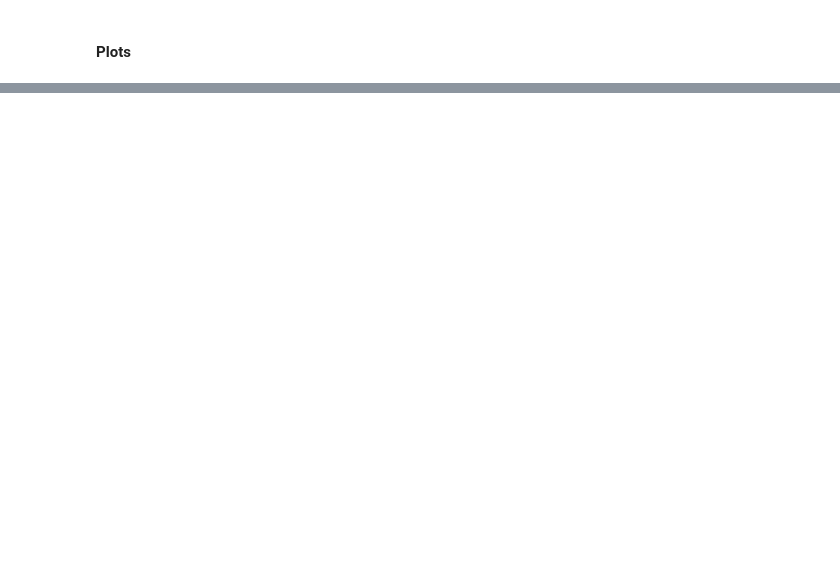
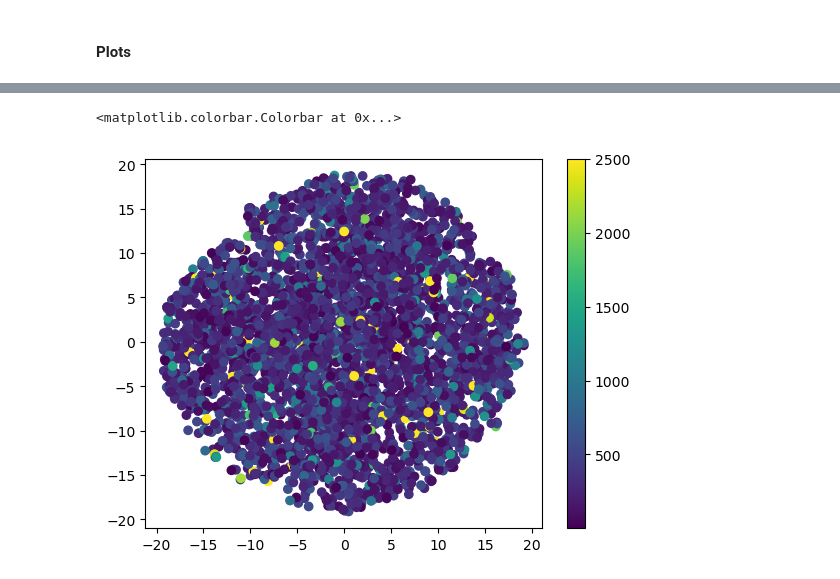
Before and after one commit to ML-7641-Fall-2022/RoboChef, a Jupyter notebook: notebooks/recommendation/b.1_latent_factor_visualisation.ipynb, the cells around one changed output, grey strips where cells are left out. Saved outputs shown, nothing was run; the diff lists cells and outputs as text; code cells hidden in the pictures; blank space fills up the shorter version.

```diff
--- a/notebooks/recommendation/b.1_latent_factor_visualisation.ipynb
+++ b/notebooks/recommendation/b.1_latent_factor_visualisation.ipynb
@@ -168,0 +208,2 @@ plt.scatter(merged["x"],merged["y"],co)
+# %%
+interaction_cnts_recipes = raw_subset["recipe_id"].value_counts()
@@ -168,0 +215,12 @@ plt.scatter(merged["x"],merged["y"],co)
+# %%
+x1 = pd.DataFrame(mask_atleastn_users)
+# %%
+mask1 = merged["item_id"].isin(x1.loc[x1["recipe_id"]==True].index)
+
+merged_subset = merged[mask1]
+# %%
+plt.scatter(merged_subset["x"], merged_subset["y"], c=merged_subset["calories1"], cmap='viridis')
+plt.colorbar()
+# %% [output]
+<matplotlib.colorbar.Colorbar at 0x...>
+[figure, added]
```
Also changed, not shown: parts of 24 cells of this notebook, 2 other files.
